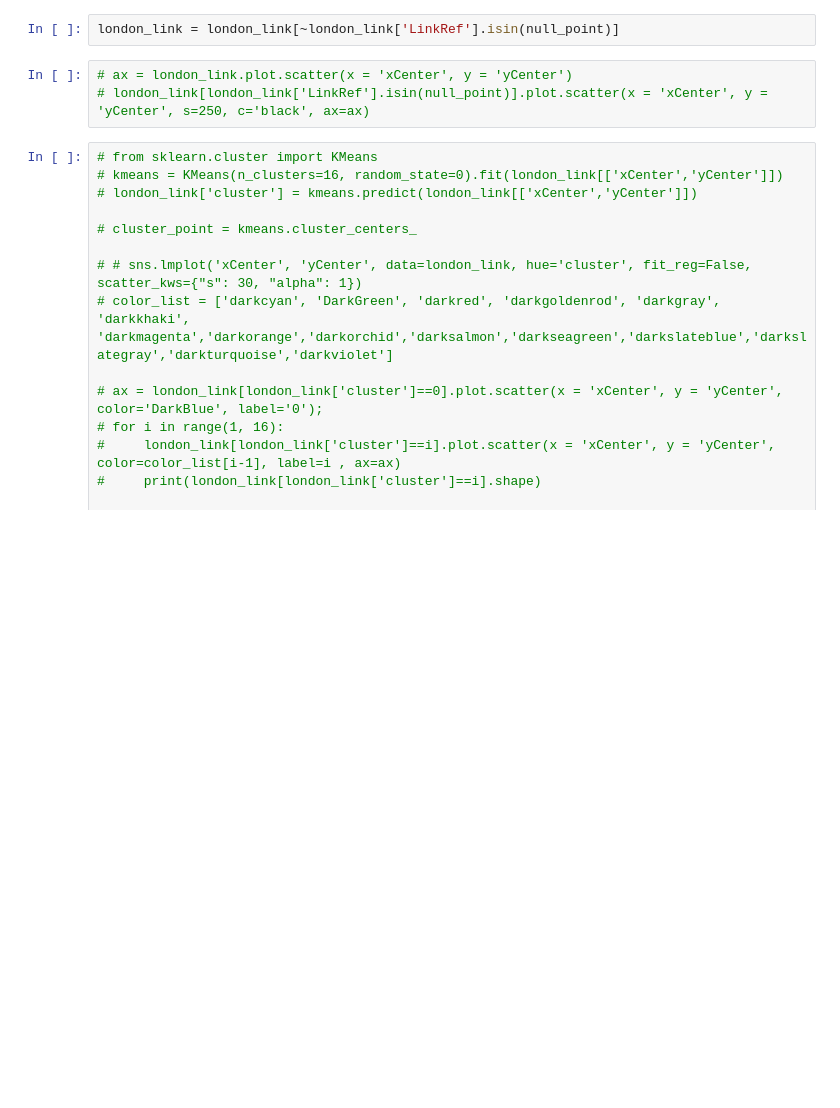
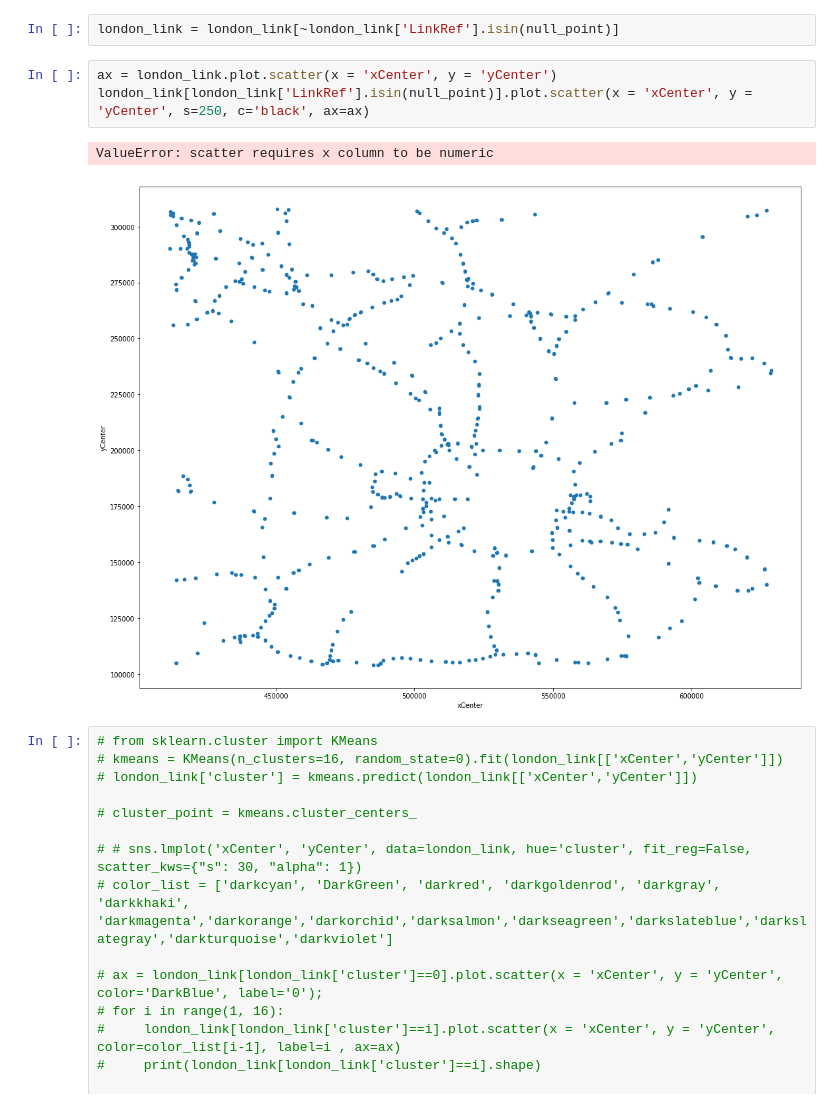
Before and after one commit to theMYang/freedom, a Jupyter notebook: 1dataProcessing.ipynb, the cells around one changed output. Cells and saved outputs as stored; diff of their text form; blank space fills up the shorter version.

```diff
--- a/1dataProcessing.ipynb
+++ b/1dataProcessing.ipynb
@@ -53,8 +55,11 @@ london_link[~london_link['LinkRef'].isin(null_point)].shape
 # %%
 london_link = london_link[~london_link['LinkRef'].isin(null_point)]
 # %%
-# ax = london_link.plot.scatter(x = 'xCenter', y = 'yCenter')
-# london_link[london_link['LinkRef'].isin(null_point)].plot.scatter(x = 'xCenter', y = 'yCenter', s=250, c='black', ax=ax)
+ax = london_link.plot.scatter(x = 'xCenter', y = 'yCenter')
+london_link[london_link['LinkRef'].isin(null_point)].plot.scatter(x = 'xCenter', y = 'yCenter', s=250, c='black', ax=ax)
+# %% [output]
+ValueError: scatter requires x column to be numeric
+[figure, added]
 # %%
 # from sklearn.cluster import KMeans
 # kmeans = KMeans(n_clusters=16, random_state=0).fit(london_link[['xCenter','yCenter']])
```
Also changed, not shown: parts of 1 cell of this notebook, 4 other files.
